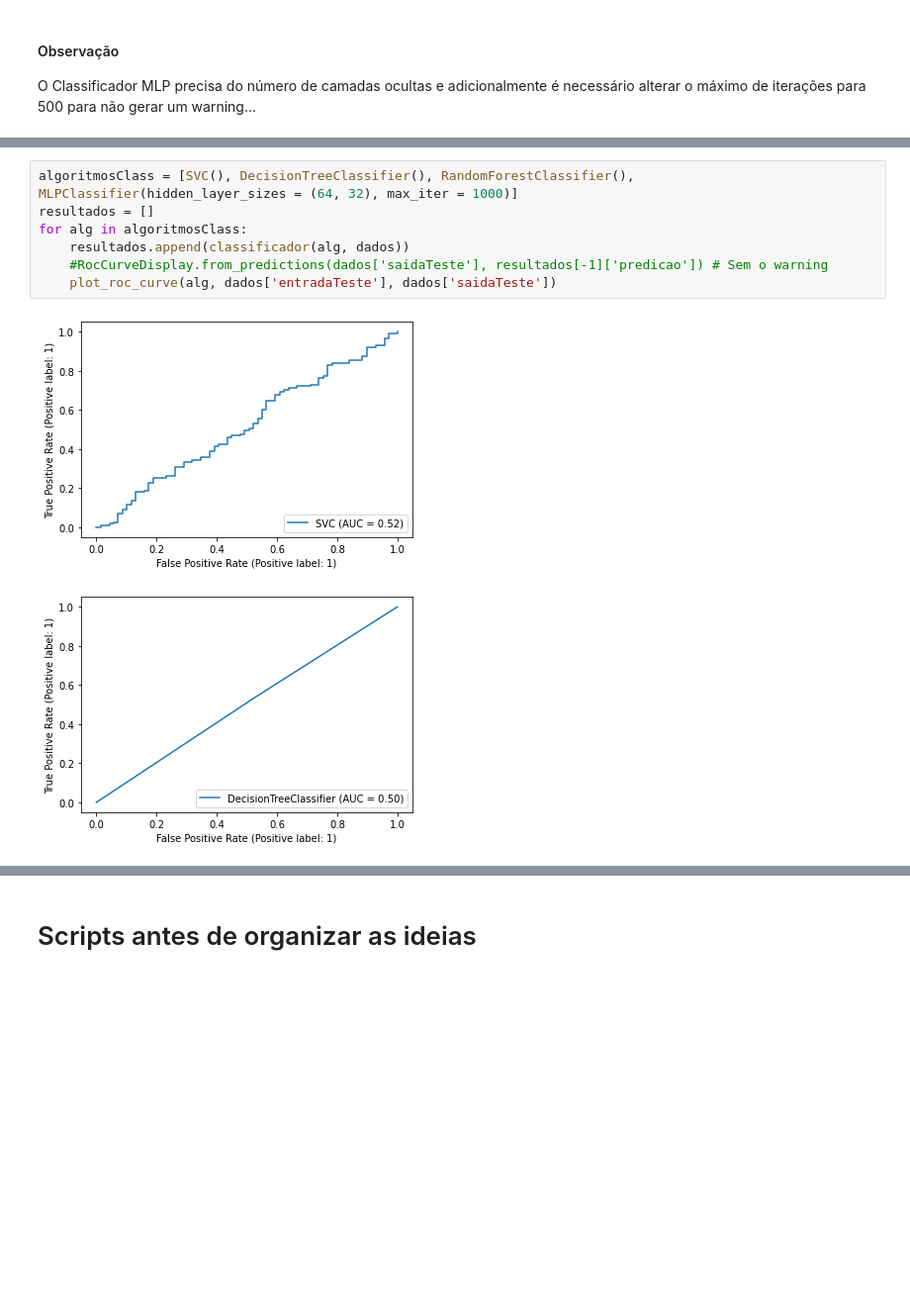
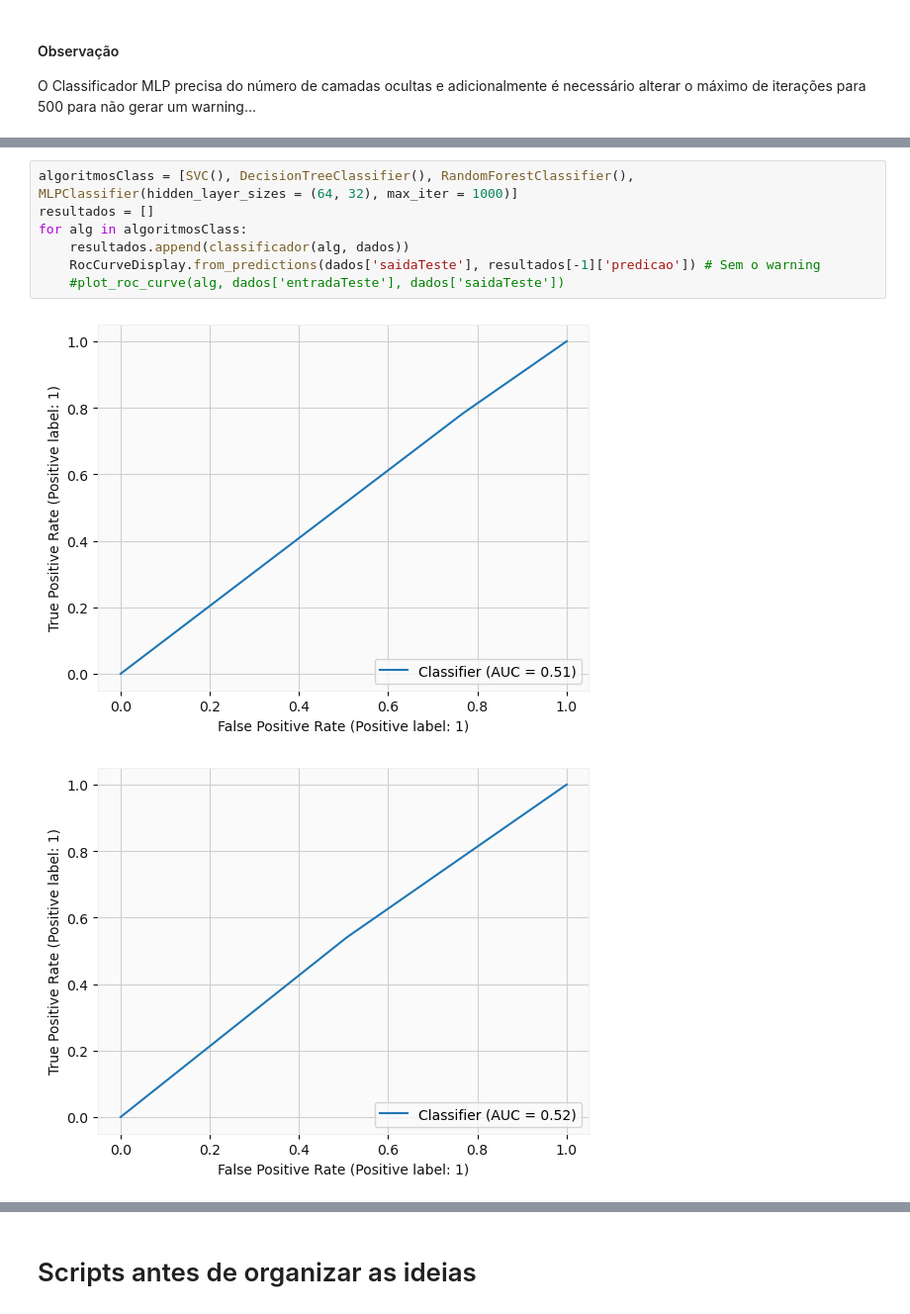
Before and after one commit to gabrielcalasans/AlgoritmosDeTradingComMachineLearning, a Jupyter notebook: Semana 4/TradingBaseadoEmMachineLearning.ipynb, the cells around one changed output, grey strips where cells are left out. Shown at 99% size. Cells and saved outputs as stored; diff of their text form; blank space fills up the shorter version.

Commit message:
Correção na função plot_roc_curve
A função estava depreciada

```diff
--- a/Semana 4/TradingBaseadoEmMachineLearning.ipynb
+++ b/Semana 4/TradingBaseadoEmMachineLearning.ipynb
@@ -738,10 +735,10 @@ df['Sinais'] = clf['predicao']
 # %%
 algoritmosClass = [SVC(), DecisionTreeClassifier(), RandomForestClassifier(), MLPClassifier(hidden_layer_sizes = (64, 32), max_iter = 1000)]
 resultados = []
 for alg in algoritmosClass:
     resultados.append(classificador(alg, dados))
-    #RocCurveDisplay.from_predictions(dados['saidaTeste'], resultados[-1]['predicao']) # Sem o warning
-    plot_roc_curve(alg, dados['entradaTeste'], dados['saidaTeste'])
+    RocCurveDisplay.from_predictions(dados['saidaTeste'], resultados[-1]['predicao']) # Sem o warning
+    #plot_roc_curve(alg, dados['entradaTeste'], dados['saidaTeste'])
 # %% [output]
-[figure, old version]
+[figure, new version]
-[figure, old version]
+[figure, new version]
```
Also changed, not shown: parts of 15 cells of this notebook.
